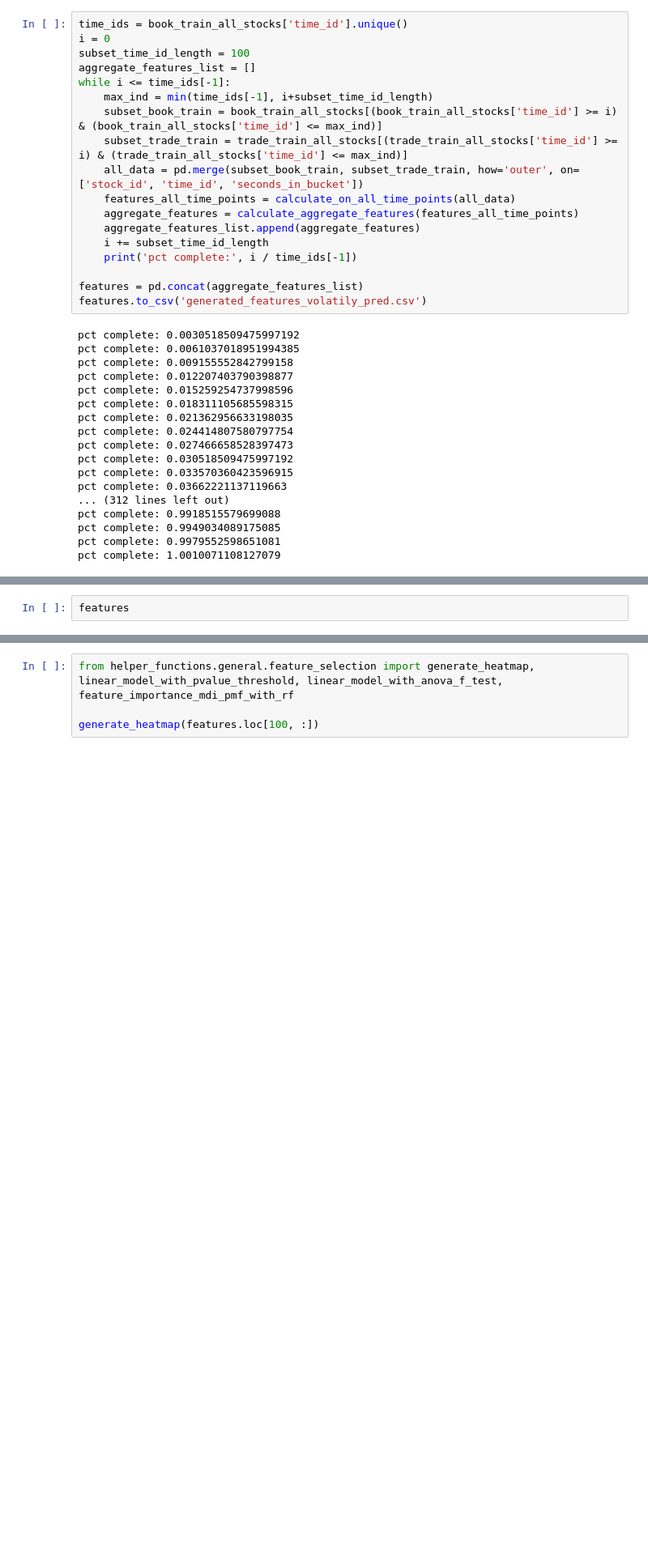
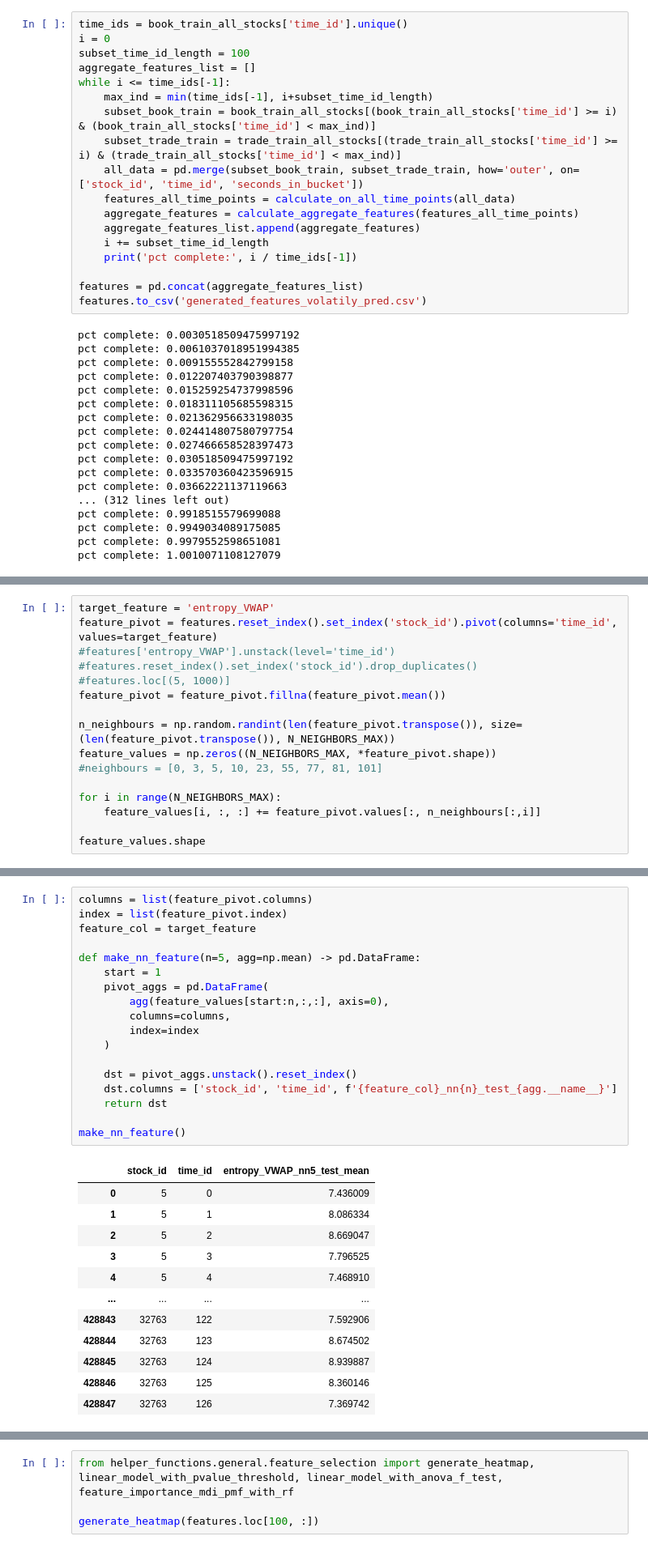
Before and after one commit to cameronjm123/home_research, a Jupyter notebook: research_projects/volatility_prediction_optiver.ipynb, the cells around one changed output, grey strips where cells are left out. Shown at 81% size. Saved outputs shown, nothing was run; the diff lists cells and outputs as text; blank space fills up the shorter version.

Commit message:
trying nearest neighbour feature generation

```diff
--- a/research_projects/volatility_prediction_optiver.ipynb
+++ b/research_projects/volatility_prediction_optiver.ipynb
@@ -312,8 +340,8 @@ subset_time_id_length = 100
 aggregate_features_list = []
 while i <= time_ids[-1]:
     max_ind = min(time_ids[-1], i+subset_time_id_length)
-    subset_book_train = book_train_all_stocks[(book_train_all_stocks['time_id'] >= i) & (book_train_all_stocks['time_id'] <= max_ind)]
-    subset_trade_train = trade_train_all_stocks[(trade_train_all_stocks['time_id'] >= i) & (trade_train_all_stocks['time_id'] <= max_ind)]
+    subset_book_train = book_train_all_stocks[(book_train_all_stocks['time_id'] >= i) & (book_train_all_stocks['time_id'] < max_ind)]
+    subset_trade_train = trade_train_all_stocks[(trade_train_all_stocks['time_id'] >= i) & (trade_train_all_stocks['time_id'] < max_ind)]
     all_data = pd.merge(subset_book_train, subset_trade_train, how='outer', on=['stock_id', 'time_id', 'seconds_in_bucket'])
     features_all_time_points = calculate_on_all_time_points(all_data)
     aggregate_features = calculate_aggregate_features(features_all_time_points)
@@ -344,3 +417,17 @@ pct complete: 1.0010071108127079
 # %%
-features
+target_feature = 'entropy_VWAP'
+feature_pivot = features.reset_index().set_index('stock_id').pivot(columns='time_id', values=target_feature)
+#features['entropy_VWAP'].unstack(level='time_id')
+#features.reset_index().set_index('stock_id').drop_duplicates()
+#features.loc[(5, 1000)]
+feature_pivot = feature_pivot.fillna(feature_pivot.mean())
+
+n_neighbours = np.random.randint(len(feature_pivot.transpose()), size=(len(feature_pivot.transpose()), N_NEIGHBORS_MAX))
+feature_values = np.zeros((N_NEIGHBORS_MAX, *feature_pivot.shape))
+#neighbours = [0, 3, 5, 10, 23, 55, 77, 81, 101]
+
+for i in range(N_NEIGHBORS_MAX):
+    feature_values[i, :, :] += feature_pivot.values[:, n_neighbours[:,i]]
+
+feature_values.shape
 # %% [output]
@@ -360,0 +455,31 @@ features
+# %%
+columns = list(feature_pivot.columns)
+index = list(feature_pivot.index)
+feature_col = target_feature
+
+def make_nn_feature(n=5, agg=np.mean) -> pd.DataFrame:
+    start = 1
+    pivot_aggs = pd.DataFrame(
+        agg(feature_values[start:n,:,:], axis=0),
+        columns=columns,
+        index=index
+    )
+
+    dst = pivot_aggs.unstack().reset_index()
+    dst.columns = ['stock_id', 'time_id', f'{feature_col}_nn{n}_test_{agg.__name__}']
+    return dst
+
+make_nn_feature()
+# %% [output]
+|  | stock_id | time_id | entropy_VWAP_nn5_test_mean |
+| 0 | 5 | 0 | 7.436009 |
+| 1 | 5 | 1 | 8.086334 |
+| 2 | 5 | 2 | 8.669047 |
+| 3 | 5 | 3 | 7.796525 |
+| 4 | 5 | 4 | 7.468910 |
+| ... | ... | ... | ... |
+| 428843 | 32763 | 122 | 7.592906 |
+| 428844 | 32763 | 123 | 8.674502 |
+| 428845 | 32763 | 124 | 8.939887 |
+| 428846 | 32763 | 125 | 8.360146 |
+| 428847 | 32763 | 126 | 7.369742 |
```
Also changed, not shown: parts of 11 cells of this notebook, 1 other file.
